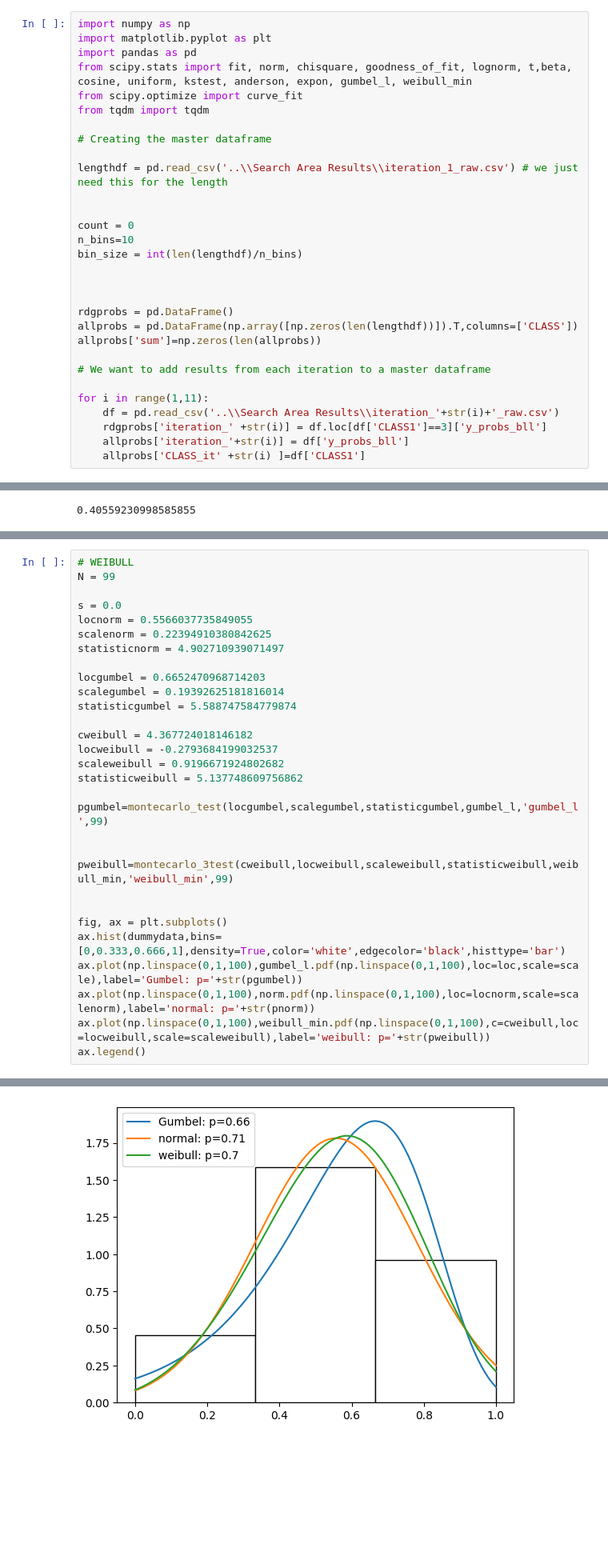
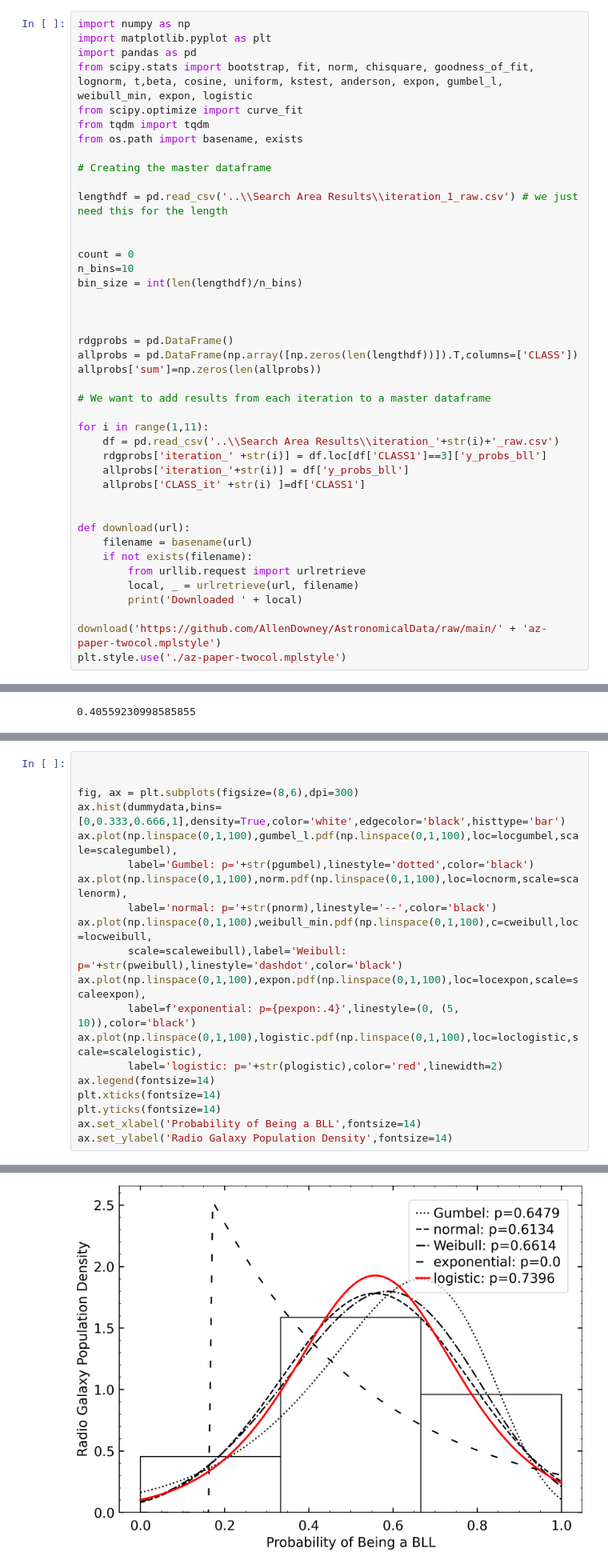
Before and after one commit to IoanPJ/Final_year_project_IMPJ, a Jupyter notebook: Search Area Curve Fitting/searcharea.ipynb, the cells around one changed output, grey strips where cells are left out. Shown at 80% size. Drawn from its saved outputs; the diff is of its cells as text; blank space fills up the shorter version.

```diff
--- a/Search Area Curve Fitting/searcharea.ipynb
+++ b/Search Area Curve Fitting/searcharea.ipynb
@@ -2,9 +2,10 @@
 import numpy as np
 import matplotlib.pyplot as plt
 import pandas as pd
-from scipy.stats import fit, norm, chisquare, goodness_of_fit, lognorm, t,beta, cosine, uniform, kstest, anderson, expon, gumbel_l, weibull_min
+from scipy.stats import bootstrap, fit, norm, chisquare, goodness_of_fit, lognorm, t,beta, cosine, uniform, kstest, anderson, expon, gumbel_l, weibull_min, expon, logistic
 from scipy.optimize import curve_fit
 from tqdm import tqdm
+from os.path import basename, exists
 
 # Creating the master dataframe
 
@@ -28,6 +29,17 @@ for i in range(1,11):
     rdgprobs['iteration_' +str(i)] = df.loc[df['CLASS1']==3]['y_probs_bll']
     allprobs['iteration_'+str(i)] = df['y_probs_bll']
     allprobs['CLASS_it' +str(i) ]=df['CLASS1']
+
+
+def download(url):
+    filename = basename(url)
+    if not exists(filename):
+        from urllib.request import urlretrieve
+        local, _ = urlretrieve(url, filename)
+        print('Downloaded ' + local)
+
+download('https://github.com/AllenDowney/AstronomicalData/raw/main/' + 'az-paper-twocol.mplstyle')
+plt.style.use('./az-paper-twocol.mplstyle')
 # %% [markdown]
 Freedman-Diaconis' Rule for histogram bin widths is implemented below
 # %%
@@ -181,31 +232,21 @@ def montecarlo_3test(c,loc,scale,statistic,dist, dist_, N):
 # %%
-# WEIBULL
-N = 99
-
-s = 0.0
-locnorm = 0.5566037735849055
-scalenorm = 0.22394910380842625
-statisticnorm = 4.902710939071497
-
-locgumbel = 0.6652470968714203
-scalegumbel = 0.19392625181816014
-statisticgumbel = 5.588747584779874
-
-cweibull = 4.367724018146182
-locweibull = -0.2793684199032537
-scaleweibull = 0.9196671924802682
-statisticweibull = 5.137748609756862
-
-pgumbel=montecarlo_test(locgumbel,scalegumbel,statisticgumbel,gumbel_l,'gumbel_l',99)
 
 
-pweibull=montecarlo_3test(cweibull,locweibull,scaleweibull,statisticweibull,weibull_min,'weibull_min',99)
-
-
-fig, ax = plt.subplots()
+fig, ax = plt.subplots(figsize=(8,6),dpi=300)
 ax.hist(dummydata,bins=[0,0.333,0.666,1],density=True,color='white',edgecolor='black',histtype='bar')
-ax.plot(np.linspace(0,1,100),gumbel_l.pdf(np.linspace(0,1,100),loc=loc,scale=scale),label='Gumbel: p='+str(pgumbel))
-ax.plot(np.linspace(0,1,100),norm.pdf(np.linspace(0,1,100),loc=locnorm,scale=scalenorm),label='normal: p='+str(pnorm))
-ax.plot(np.linspace(0,1,100),weibull_min.pdf(np.linspace(0,1,100),c=cweibull,loc=locweibull,scale=scaleweibull),label='weibull: p='+str(pweibull))
-ax.legend()
+ax.plot(np.linspace(0,1,100),gumbel_l.pdf(np.linspace(0,1,100),loc=locgumbel,scale=scalegumbel),
+        label='Gumbel: p='+str(pgumbel),linestyle='dotted',color='black')
+ax.plot(np.linspace(0,1,100),norm.pdf(np.linspace(0,1,100),loc=locnorm,scale=scalenorm),
+        label='normal: p='+str(pnorm),linestyle='--',color='black')
+ax.plot(np.linspace(0,1,100),weibull_min.pdf(np.linspace(0,1,100),c=cweibull,loc=locweibull,
+        scale=scaleweibull),label='Weibull: p='+str(pweibull),linestyle='dashdot',color='black')
+ax.plot(np.linspace(0,1,100),expon.pdf(np.linspace(0,1,100),loc=locexpon,scale=scaleexpon),
+        label=f'exponential: p={pexpon:.4}',linestyle=(0, (5, 10)),color='black')
+ax.plot(np.linspace(0,1,100),logistic.pdf(np.linspace(0,1,100),loc=loclogistic,scale=scalelogistic),
+        label='logistic: p='+str(plogistic),color='red',linewidth=2)
+ax.legend(fontsize=14)
+plt.xticks(fontsize=14)
+plt.yticks(fontsize=14)
+ax.set_xlabel('Probability of Being a BLL',fontsize=14)
+ax.set_ylabel('Radio Galaxy Population Density',fontsize=14)
 # %% [output]
@@ -213 +254 @@ ax.legend()
-[figure, old version]
+[figure, new version]
```
Also changed, not shown: parts of 6 cells of this notebook, 34 other files.
